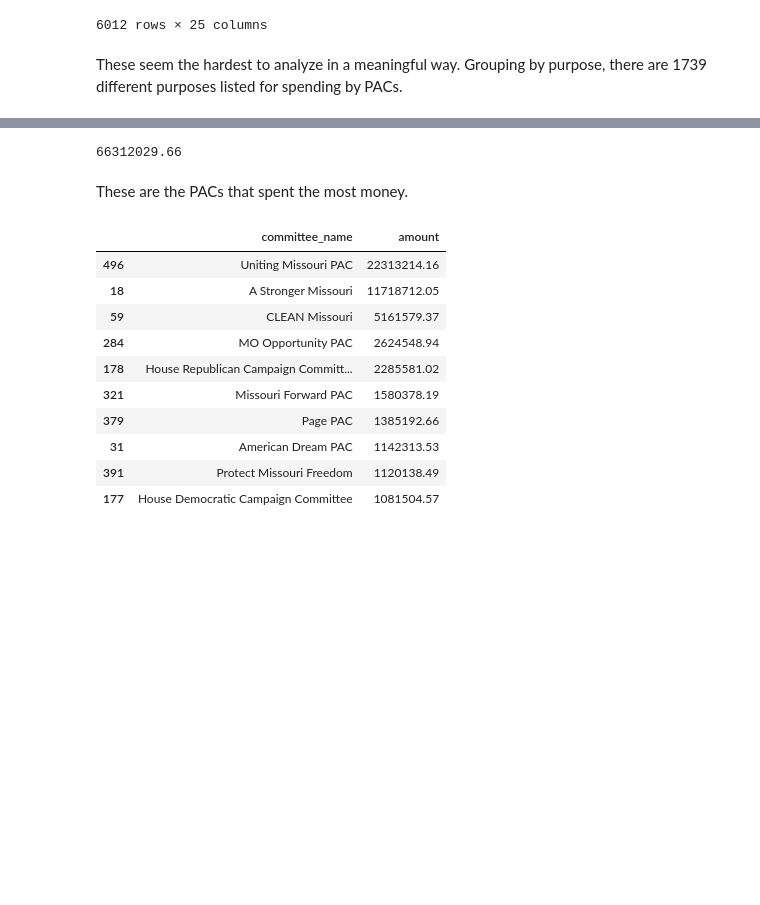
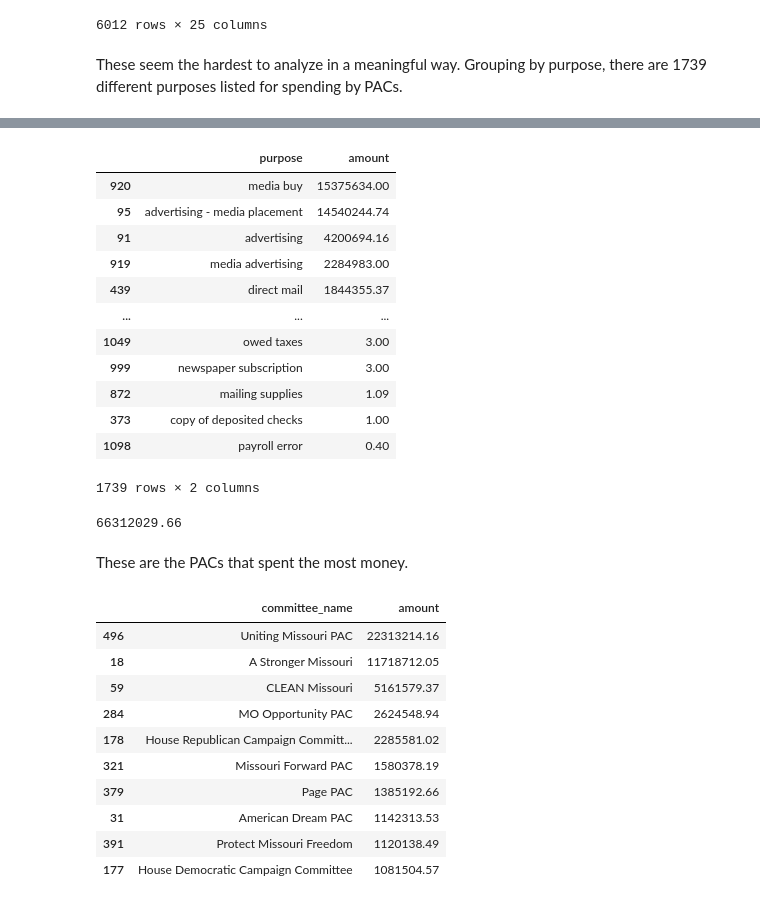
Before and after one commit to mariabenev/final-project, a Jupyter notebook: final_project.dec.ipynb, the cells around one changed output, grey strips where cells are left out. Cells and saved outputs as stored; diff of their text form; code cells hidden in the pictures; blank space fills up the shorter version.

```diff
--- a/final_project.dec.ipynb
+++ b/final_project.dec.ipynb
@@ -1194 +1239,21 @@ envelopes & labels for mailing      1
 Name: purpose, Length: 1739, dtype: Int64
+# %%
+pac_expenditures_purpose = pacs_expenditures_2020.groupby(by=['purpose']).amount.sum().reset_index()
+# %%
+top_pac_expenditures = pac_expenditures_purpose.sort_values('amount', ascending=False)
+# %%
+top_pac_expenditures
+# %% [output]
+|  | purpose | amount |
+| 920 | media buy | 15375634.00 |
+| 95 | advertising - media placement | 14540244.74 |
+| 91 | advertising | 4200694.16 |
+| 919 | media advertising | 2284983.00 |
+| 439 | direct mail | 1844355.37 |
+| ... | ... | ... |
+| 1049 | owed taxes | 3.00 |
+| 999 | newspaper subscription | 3.00 |
+| 872 | mailing supplies | 1.09 |
+| 373 | copy of deposited checks | 1.00 |
+| 1098 | payroll error | 0.40 |
+1739 rows × 2 columns
```
Also changed, not shown: parts of 32 cells of this notebook, 12 other files.
